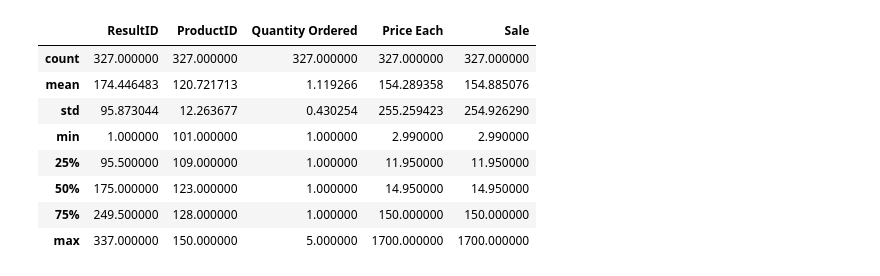
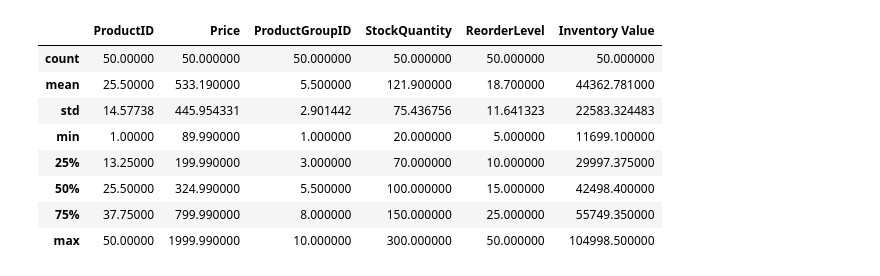
Before and after one commit to manh142004/phattrienphanmem, a Jupyter notebook: Business Process Support/asm2.ipynb, the cells around one changed output. Saved outputs shown, nothing was run; the diff lists cells and outputs as text; code cells hidden in the pictures.

```diff
--- a/Business Process Support/asm2.ipynb
+++ b/Business Process Support/asm2.ipynb
@@ -1,5 +1,5 @@
 # %%
 import pandas as pd
-data = pd.read_csv("asm2_data.csv")
+data = pd.read_csv("product detail table.csv")
 
 data
@@ -20,6 +5,0 @@ data
-# %%
-#Lam sach du lieu
-data.dropna(inplace=True)
-# Duplicate
-# Replace
-data.isnull().sum()
@@ -37,23 +6,23 @@ dtype: int64
 # %%
 # Phan tich du lieu
-quantities = data["Quantity Ordered"]
+quantities = data["StockQuantity"]
 quantities.sum()
 quantities.mean()
 
-prices = data["Price Each"]
+prices = data["Price"]
 prices.mean()
 prices.median()
 
 # Them moi cot du lieu
-data["Sale"] = data["Price Each"] * data["Quantity Ordered"]
+data["Inventory Value"] = data["Price"] * data["StockQuantity"]
 data.describe()
 # %% [output]
-|  | ResultID | ProductID | Quantity Ordered | Price Each | Sale |
-| count | 327.000000 | 327.000000 | 327.000000 | 327.000000 | 327.000000 |
-| mean | 174.446483 | 120.721713 | 1.119266 | 154.289358 | 154.885076 |
-| std | 95.873044 | 12.263677 | 0.430254 | 255.259423 | 254.926290 |
-| min | 1.000000 | 101.000000 | 1.000000 | 2.990000 | 2.990000 |
-| 25% | 95.500000 | 109.000000 | 1.000000 | 11.950000 | 11.950000 |
-| 50% | 175.000000 | 123.000000 | 1.000000 | 14.950000 | 14.950000 |
-| 75% | 249.500000 | 128.000000 | 1.000000 | 150.000000 | 150.000000 |
-| max | 337.000000 | 150.000000 | 5.000000 | 1700.000000 | 1700.000000 |
+|  | ProductID | Price | ProductGroupID | StockQuantity | ReorderLevel | Inventory Value |
+| count | 50.00000 | 50.000000 | 50.000000 | 50.000000 | 50.000000 | 50.000000 |
+| mean | 25.50000 | 533.190000 | 5.500000 | 121.900000 | 18.700000 | 44362.781000 |
+| std | 14.57738 | 445.954331 | 2.901442 | 75.436756 | 11.641323 | 22583.324483 |
+| min | 1.00000 | 89.990000 | 1.000000 | 20.000000 | 5.000000 | 11699.100000 |
+| 25% | 13.25000 | 199.990000 | 3.000000 | 70.000000 | 10.000000 | 29997.375000 |
+| 50% | 25.50000 | 324.990000 | 5.500000 | 100.000000 | 15.000000 | 42498.400000 |
+| 75% | 37.75000 | 799.990000 | 8.000000 | 150.000000 | 25.000000 | 55749.350000 |
+| max | 50.00000 | 1999.990000 | 10.000000 | 300.000000 | 50.000000 | 104998.500000 |
```
Also changed, not shown: parts of 23 cells of this notebook.
